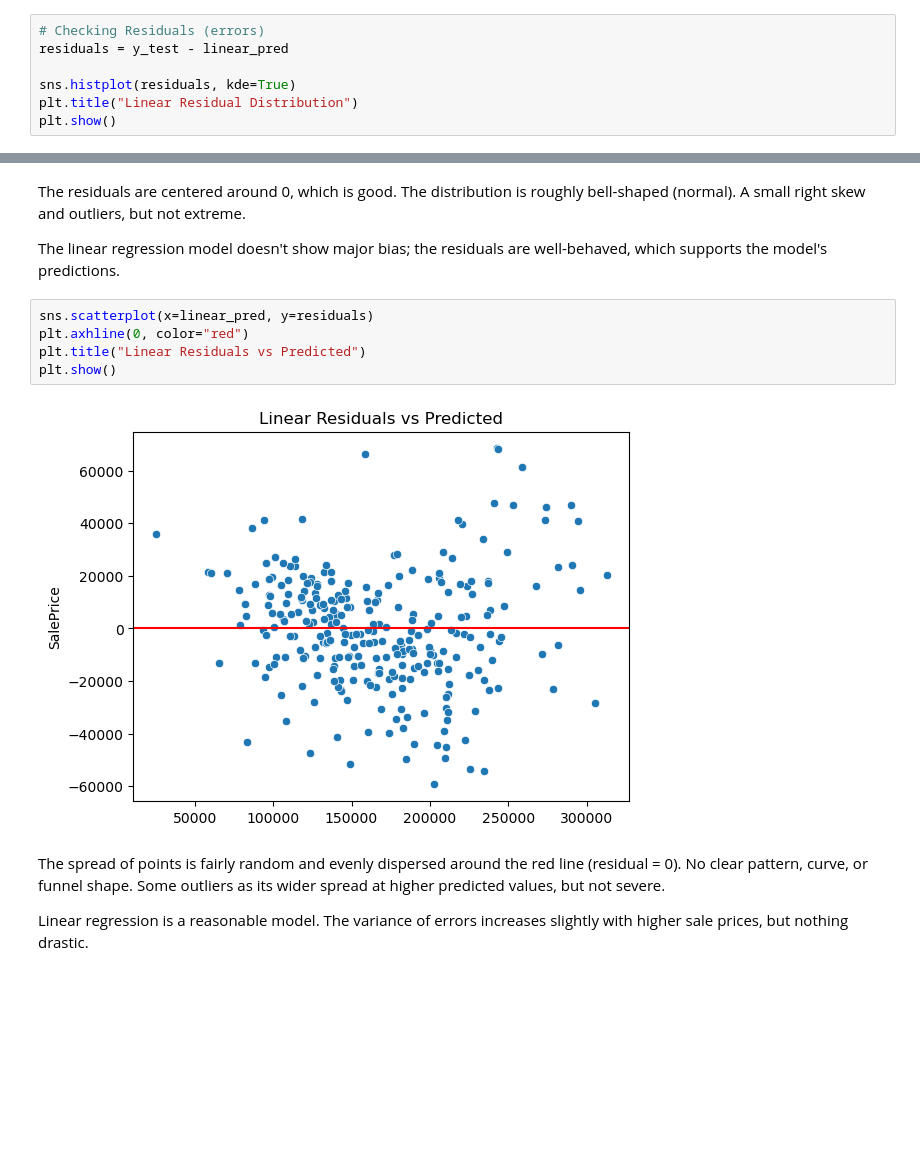
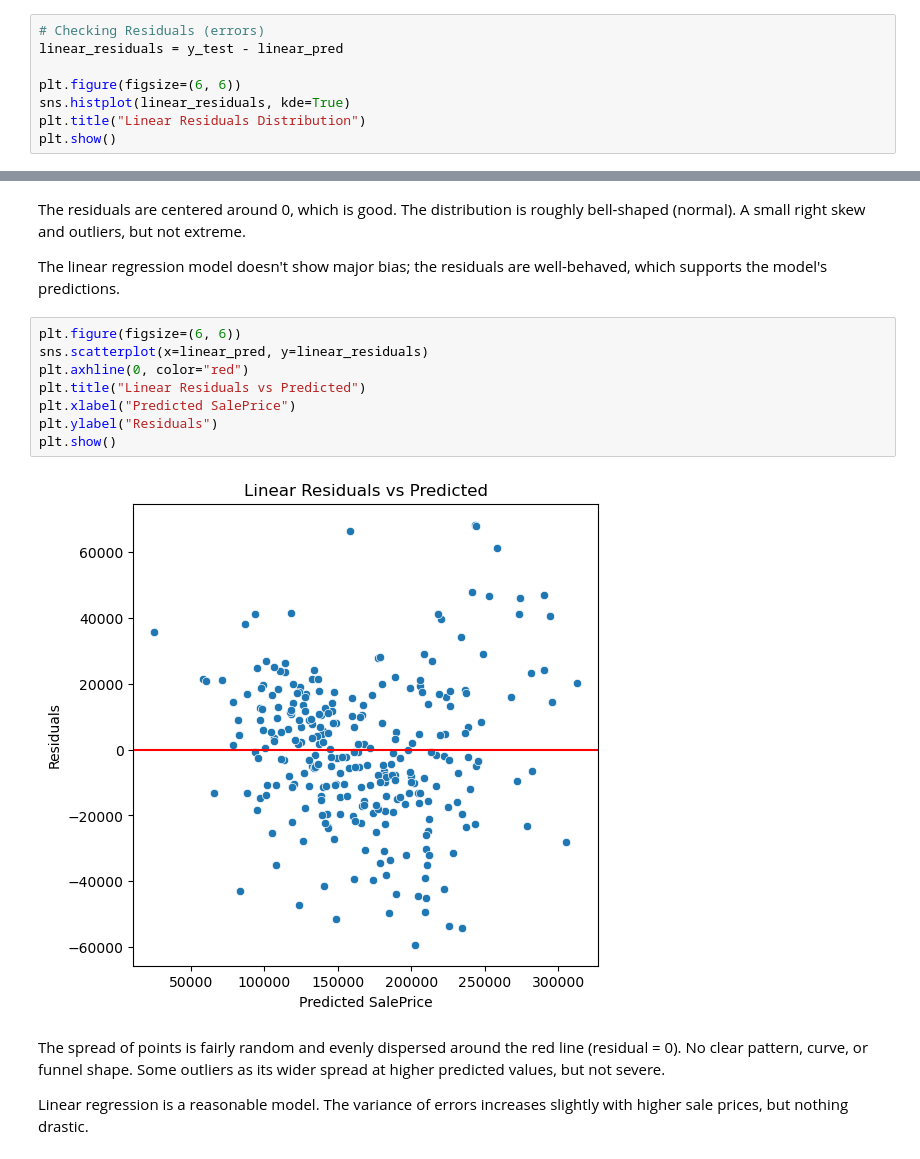
Before and after one commit to khadazhaia/house-prices-regression, a Jupyter notebook: code/03model.ipynb, the cells around one changed output, grey strips where cells are left out. Drawn from its saved outputs; the diff is of its cells as text; blank space fills up the shorter version.

```diff
--- a/code/03model.ipynb
+++ b/code/03model.ipynb
@@ -67,8 +73,9 @@ Make sure the residuals are normally distributed and don’t show patterns
 # %%
 # Checking Residuals (errors)
-residuals = y_test - linear_pred
+linear_residuals = y_test - linear_pred
 
-sns.histplot(residuals, kde=True)
-plt.title("Linear Residual Distribution")
+plt.figure(figsize=(6, 6))
+sns.histplot(linear_residuals, kde=True)
+plt.title("Linear Residuals Distribution")
 plt.show()
 # %% [output]
@@ -78,12 +85,15 @@ The residuals are centered around 0, which is good. The distribution is roughly
 
 The linear regression model doesn't show major bias; the residuals are well-behaved, which supports the model's predictions.
 # %%
-sns.scatterplot(x=linear_pred, y=residuals)
+plt.figure(figsize=(6, 6))
+sns.scatterplot(x=linear_pred, y=linear_residuals)
 plt.axhline(0, color="red")
 plt.title("Linear Residuals vs Predicted")
+plt.xlabel("Predicted SalePrice")
+plt.ylabel("Residuals")
 plt.show()
 # %% [output]
-[figure, old version]
+[figure, new version]
 # %% [markdown]
 The spread of points is fairly random and evenly dispersed around the red line (residual = 0). No clear pattern, curve, or funnel shape.
 Some outliers as its wider spread at higher predicted values, but not severe.
```
Also changed, not shown: parts of 22 cells of this notebook, 2 other files.
